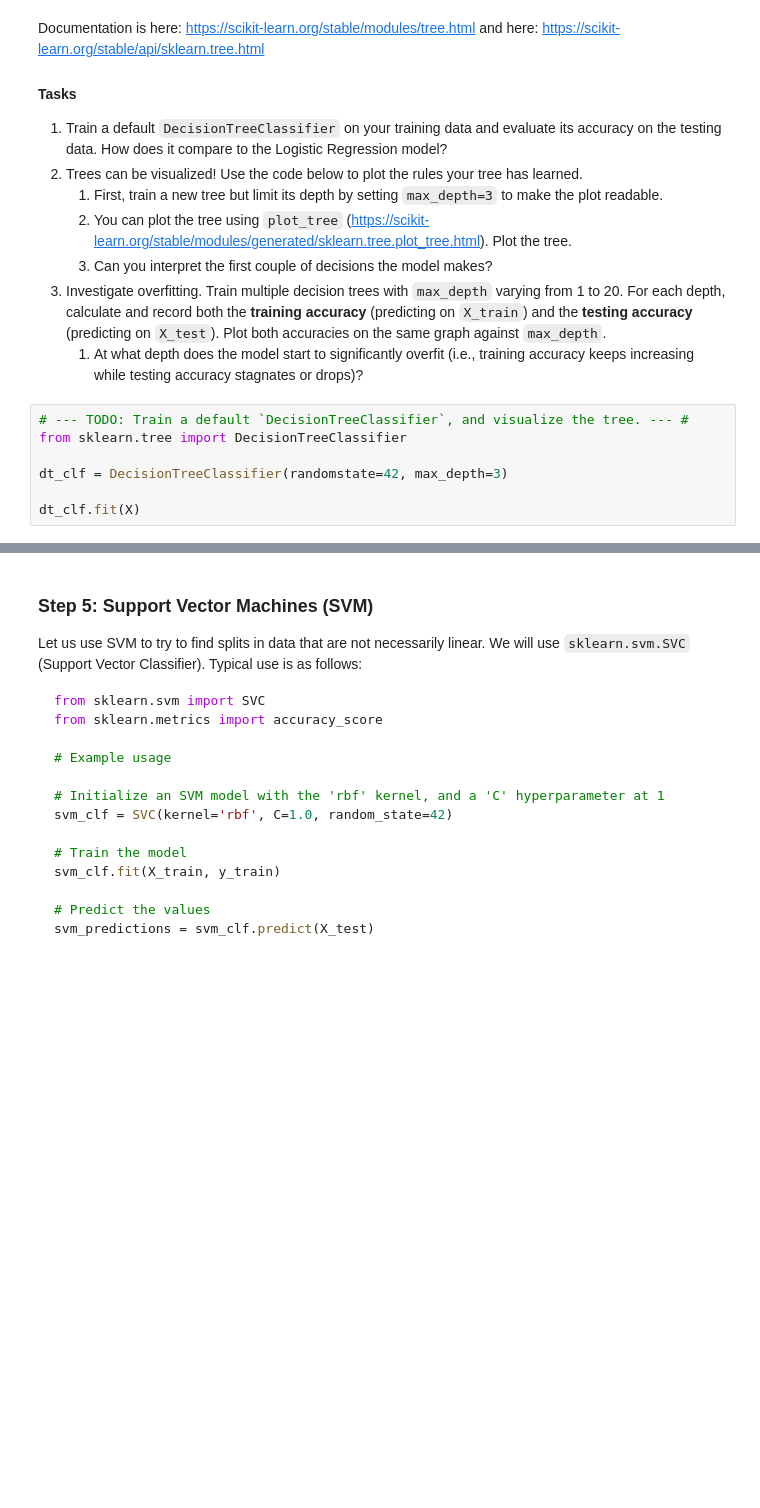
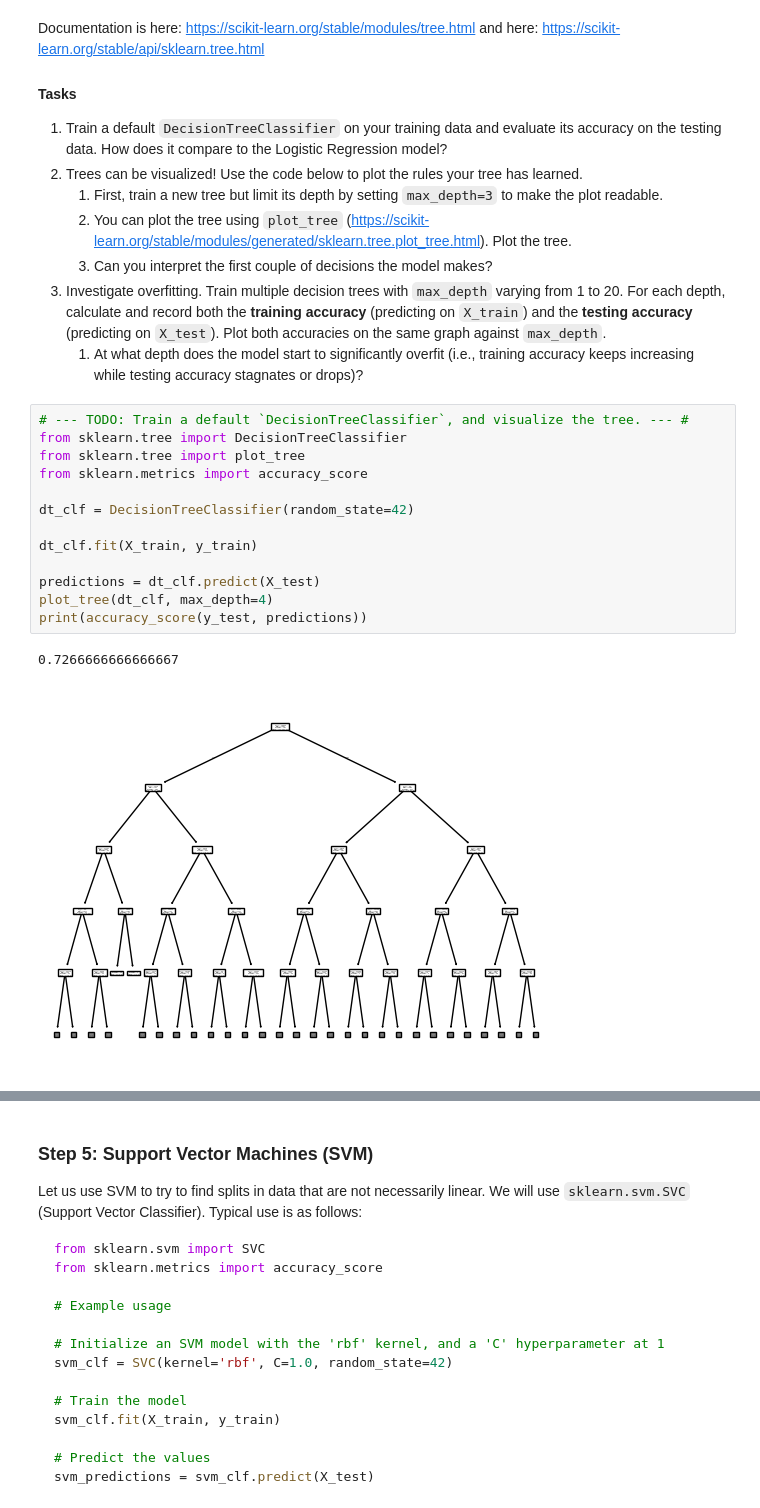
Before and after one commit to maekomtrgn/ISDN3000C_Lab07, a Jupyter notebook: ISDN3000C_Lab07.ipynb, the cells around one changed output, grey strips where cells are left out. Saved outputs shown, nothing was run; the diff lists cells and outputs as text; blank space fills up the shorter version.

Commit message:
Finished step decision tree

```diff
--- a/ISDN3000C_Lab07.ipynb
+++ b/ISDN3000C_Lab07.ipynb
@@ -361,7 +363,16 @@ Documentation is here: https://scikit-learn.org/stable/modules/tree.html and her
 # %%
 # --- TODO: Train a default `DecisionTreeClassifier`, and visualize the tree. --- #
 from sklearn.tree import DecisionTreeClassifier
+from sklearn.tree import plot_tree
+from sklearn.metrics import accuracy_score
 
-dt_clf = DecisionTreeClassifier(randomstate=42, max_depth=3)
+dt_clf = DecisionTreeClassifier(random_state=42)
 
-dt_clf.fit(X)
+dt_clf.fit(X_train, y_train)
+
+predictions = dt_clf.predict(X_test)
+plot_tree(dt_clf, max_depth=4)
+print(accuracy_score(y_test, predictions))
+# %% [output]
+0.7266666666666667
+[figure, added]
```
Also changed, not shown: parts of 6 cells of this notebook.
